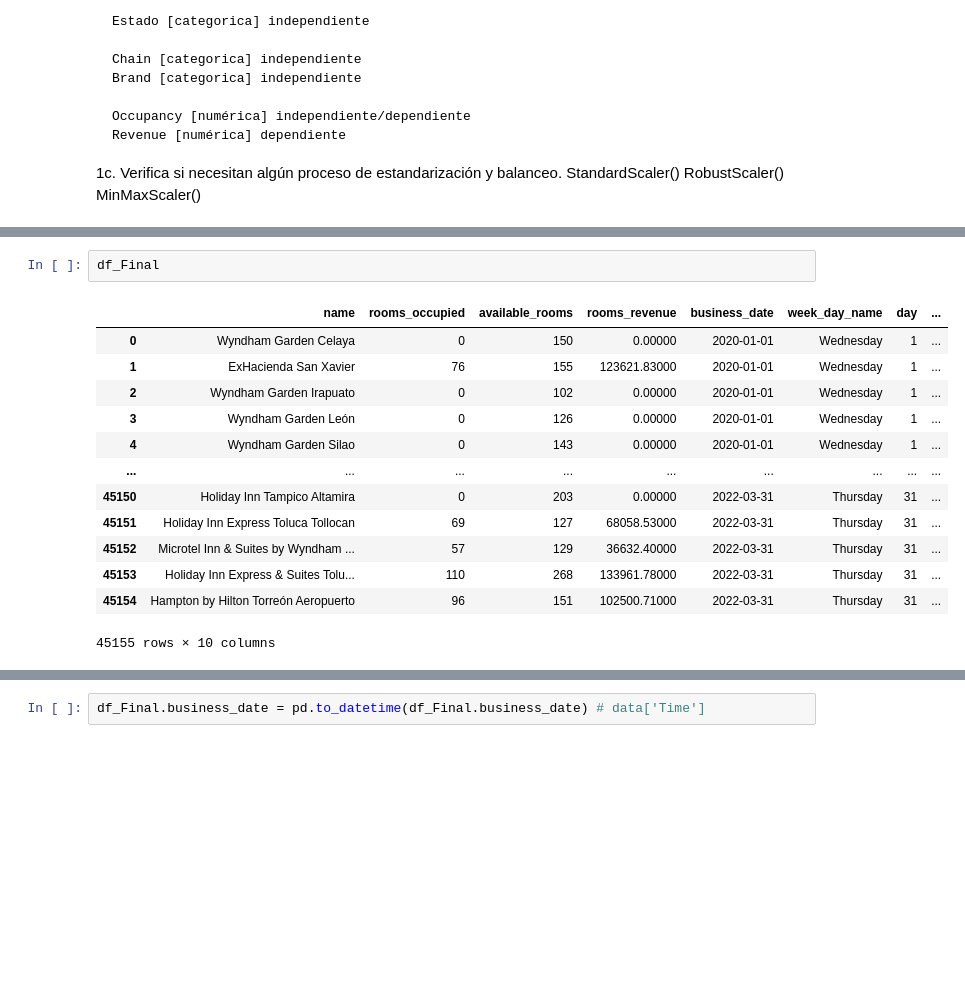
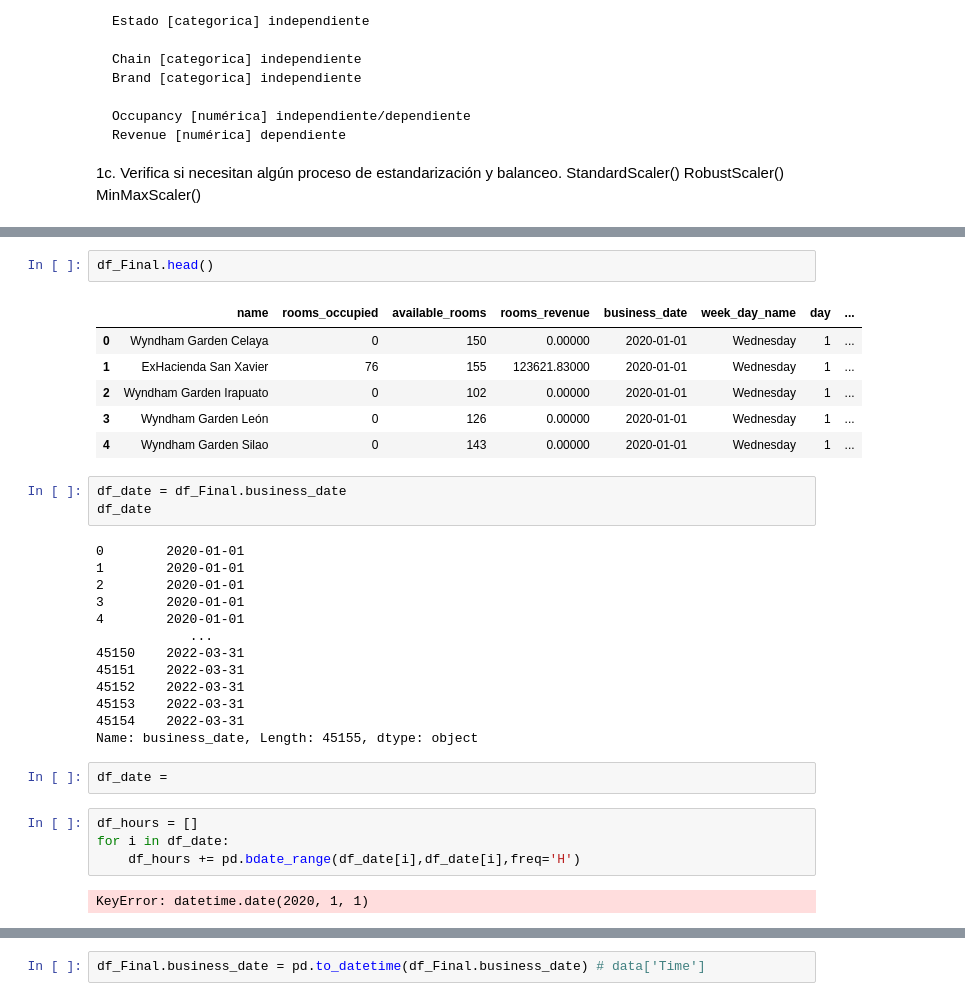
Before and after one commit to a01625364/prisma, a Jupyter notebook: ipynb/Evi2Ent3.ipynb, the cells around one changed output, grey strips where cells are left out. Drawn from its saved outputs; the diff is of its cells as text; blank space fills up the shorter version.

Commit message:
Update Evi2Ent3.ipynb
added date_range code

```diff
--- a/ipynb/Evi2Ent3.ipynb
+++ b/ipynb/Evi2Ent3.ipynb
@@ -169,17 +169,34 @@ df_Final = df_Final.DataFrame()
 45155 rows affected.
 # %%
-df_Final
+df_Final.head()
 # %% [output]
 |  | name | rooms_occupied | available_rooms | rooms_revenue | business_date | week_day_name | day | ... |
 | 0 | Wyndham Garden Celaya | 0 | 150 | 0.00000 | 2020-01-01 | Wednesday | 1 | ... |
 | 1 | ExHacienda San Xavier | 76 | 155 | 123621.83000 | 2020-01-01 | Wednesday | 1 | ... |
 | 2 | Wyndham Garden Irapuato | 0 | 102 | 0.00000 | 2020-01-01 | Wednesday | 1 | ... |
 | 3 | Wyndham Garden León | 0 | 126 | 0.00000 | 2020-01-01 | Wednesday | 1 | ... |
 | 4 | Wyndham Garden Silao | 0 | 143 | 0.00000 | 2020-01-01 | Wednesday | 1 | ... |
-| ... | ... | ... | ... | ... | ... | ... | ... | ... |
-| 45150 | Holiday Inn Tampico Altamira | 0 | 203 | 0.00000 | 2022-03-31 | Thursday | 31 | ... |
-| 45151 | Holiday Inn Express Toluca Tollocan | 69 | 127 | 68058.53000 | 2022-03-31 | Thursday | 31 | ... |
-| 45152 | Microtel Inn & Suites by Wyndham ... | 57 | 129 | 36632.40000 | 2022-03-31 | Thursday | 31 | ... |
-| 45153 | Holiday Inn Express & Suites Tolu... | 110 | 268 | 133961.78000 | 2022-03-31 | Thursday | 31 | ... |
-| 45154 | Hampton by Hilton Torreón Aeropuerto | 96 | 151 | 102500.71000 | 2022-03-31 | Thursday | 31 | ... |
-45155 rows × 10 columns
+# %%
+df_date = df_Final.business_date
+df_date
+# %% [output]
+0        2020-01-01
+1        2020-01-01
+2        2020-01-01
+3        2020-01-01
+4        2020-01-01
+            ...
+45150    2022-03-31
+45151    2022-03-31
+45152    2022-03-31
+45153    2022-03-31
+45154    2022-03-31
+Name: business_date, Length: 45155, dtype: object
+# %%
+df_date =
+# %%
+df_hours = []
+for i in df_date:
+    df_hours += pd.bdate_range(df_date[i],df_date[i],freq='H')
+# %% [output]
+KeyError: datetime.date(2020, 1, 1)
```
Also changed, not shown: parts of 20 cells of this notebook.
